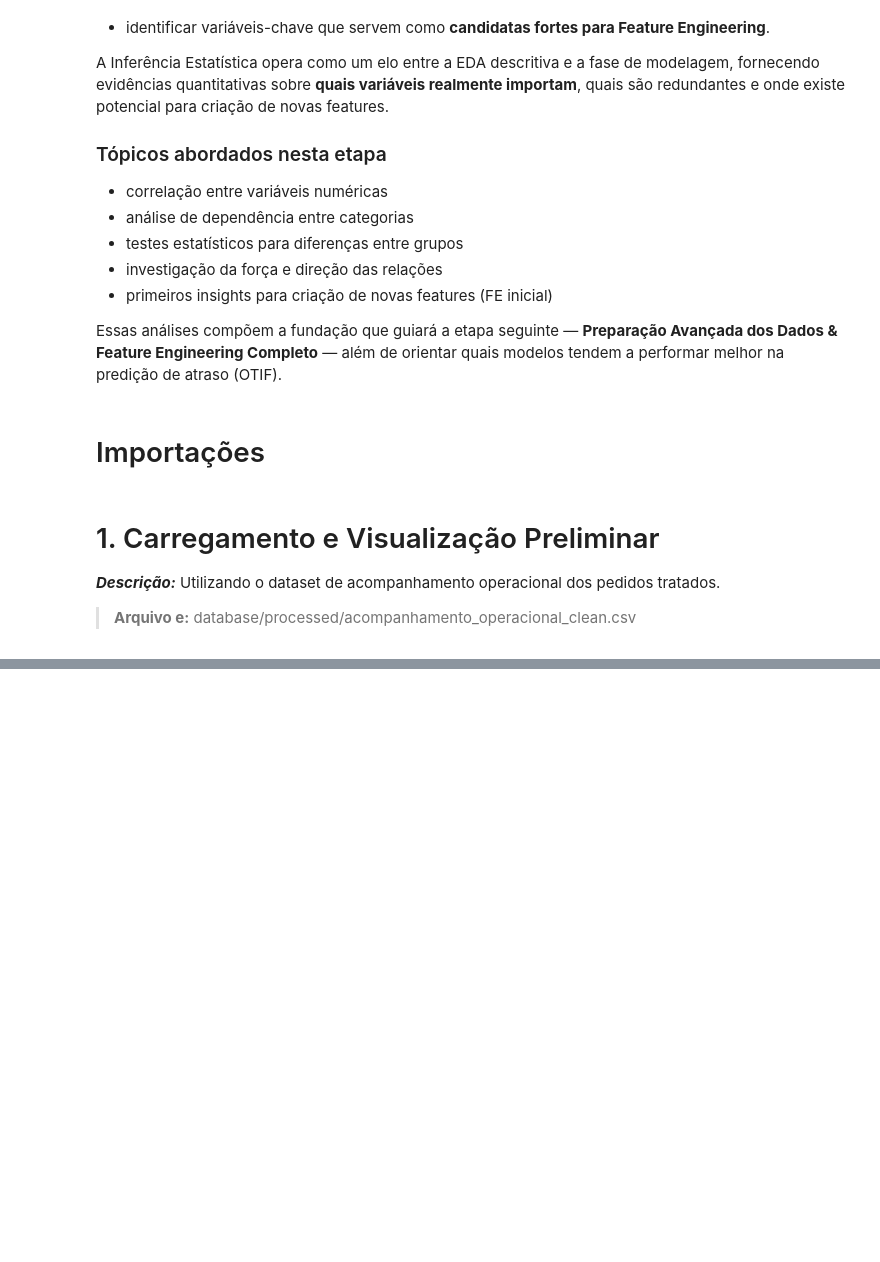
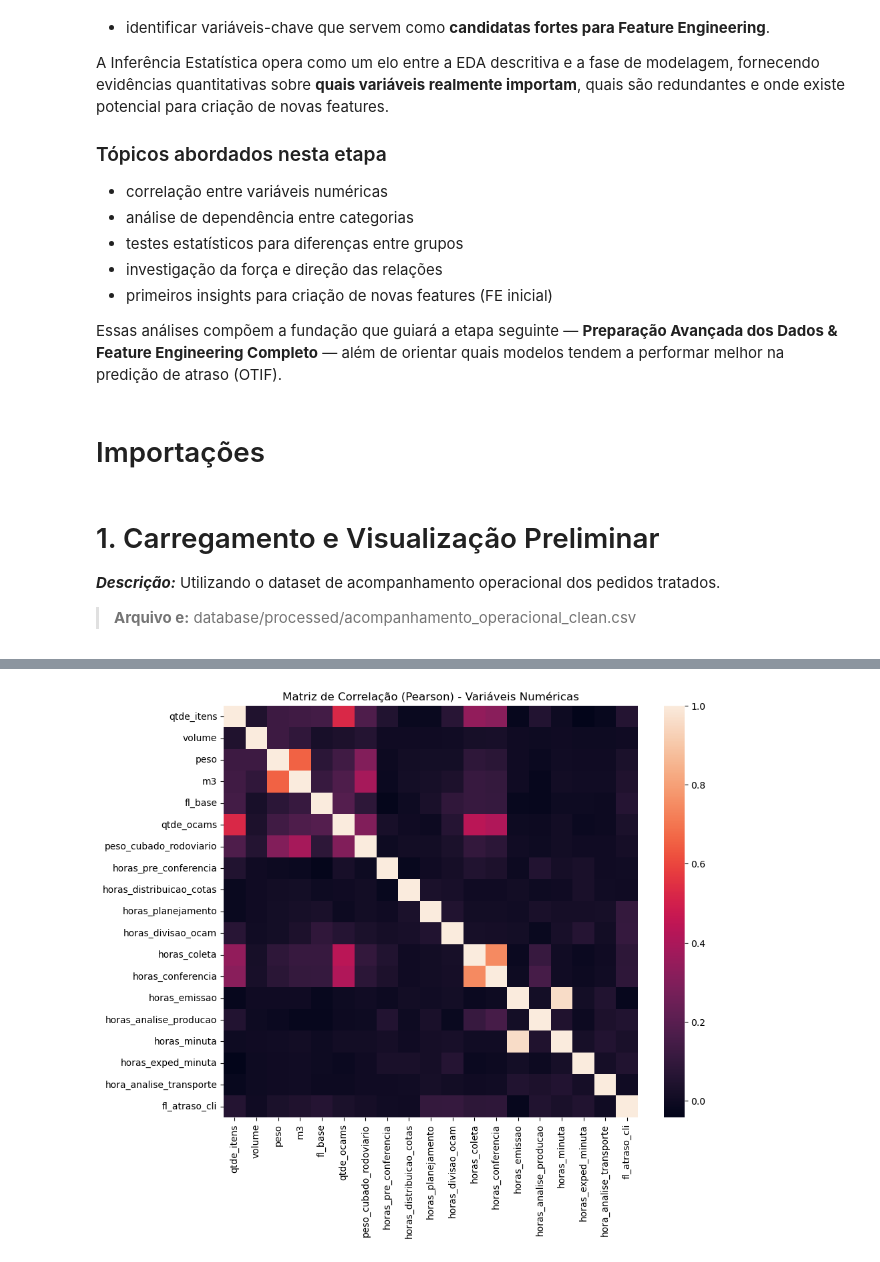
Before and after one commit to tiago466/ds-otif-detection-ml, a Jupyter notebook: notebooks/02_eda_inferencial.ipynb, the cells around one changed output, grey strips where cells are left out. Drawn from its saved outputs; the diff is of its cells as text; code cells hidden in the pictures; blank space fills up the shorter version.

```diff
--- a/notebooks/02_eda_inferencial.ipynb
+++ b/notebooks/02_eda_inferencial.ipynb
@@ -73,0 +170,40 @@ df_main.head(5)
+# %%
+# Subconjunto numérico
+df_num = df_main[cols_num + [TARGET]].copy()
+
+# Correlações entre variáveis numéricas (Pearson e Spearman)
+corr_pearson  = df_num.corr(method="pearson")
+corr_spearman = df_num.corr(method="spearman")
+
+# Exibir correlação com o TARGET (ordenado)
+corr_target_pearson = (
+    corr_pearson[TARGET]
+    .drop(TARGET)
+    .sort_values(ascending=False)
+)
+
+corr_target_spearman = (
+    corr_spearman[TARGET]
+    .drop(TARGET)
+    .sort_values(ascending=False)
+)
+
+# display(corr_target_pearson.to_frame("corr_pearson_com_target"))
+# display(corr_target_spearman.to_frame("corr_spearman_com_target"))
+
+html = f"""
+<div style="display: flex; gap: 50px; justify-content: left;">
+
+    <div>
+        <h3 style="text-align:center;">Correlação de Pearson</h3>
+        {corr_target_pearson.to_frame().to_html(index=True)}
+    </div>
+
+    <div>
+        <h3 style="text-align:center;">Correlação de Spearman</h3>
+        {corr_target_spearman.to_frame().to_html(index=True)}
+    </div>
+</div>
+"""
+
+display(HTML(html))
@@ -73,0 +247,7 @@ df_main.head(5)
+# %%
+plt.figure(figsize=(10, 8))
+sns.heatmap(corr_pearson, annot=False)
+plt.title("Matriz de Correlação (Pearson) - Variáveis Numéricas")
+plt.show()
+# %% [output]
+[figure, added]
```
Also changed, not shown: parts of 22 cells of this notebook, 3 other files.
